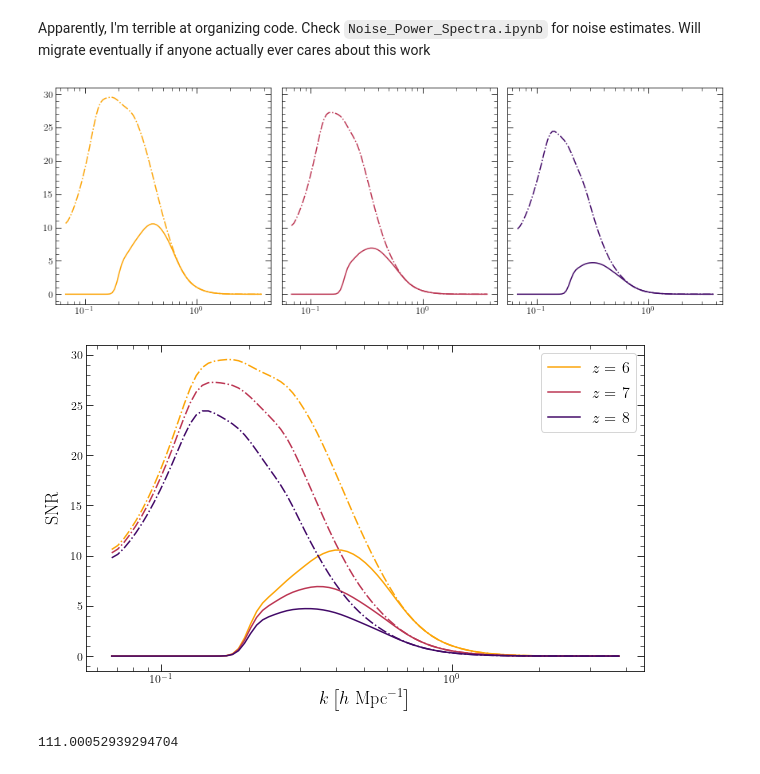
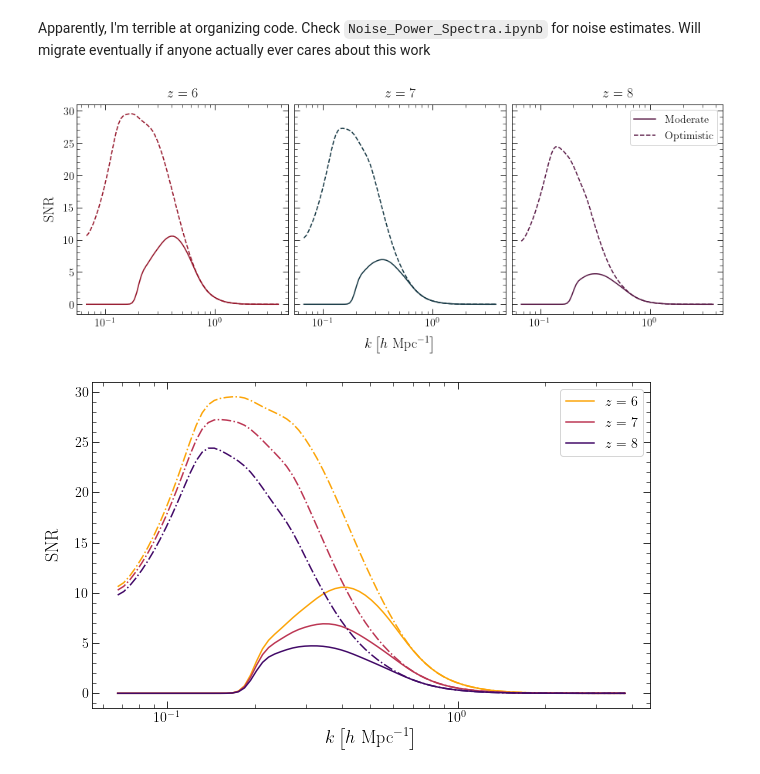
Before and after one commit to tacox5/Senior_Thesis, a Jupyter notebook: notebooks/Thesis_Plots.ipynb, the cells around one changed output. Saved outputs shown, nothing was run; the diff lists cells and outputs as text; code cells hidden in the pictures.

Commit message:
Tired of writing, so plots

```diff
--- a/notebooks/Thesis_Plots.ipynb
+++ b/notebooks/Thesis_Plots.ipynb
@@ -163,26 +153,32 @@ plt.savefig('sims.png', dpi = 500, bbox_inches = 'tight', transparent=True)
 files = glob.glob('data/ccc_*npy')
 files.sort()
 
-k = np.load('data/ks.npy')
+k = np.load('data/ks.npy') * cosmo.h
 
 k_spaced = np.logspace(np.log10(k.min() + 0.005),  np.log10(k.max() - 0.005), 100)
 
 zs = [6.0, 7.0, 8.0]
-colors = plt.cm.inferno(np.linspace(0.2, 0.8, 3)[::-1])
+
+colors = ['#941328', '#143642', '#561643']
+ls = ['--', ':', '-.']
+
 plt.figure(figsize=(10,6))
 
 for i in np.arange(len(files) - 1):
     r = np.load(files[i])
     ps = interp1d(k, r, kind = 'linear')
-    plt.plot(k_spaced, gaussian_filter(ps(k_spaced), 3.), color = colors[i], label = '$z =$ {}'.format(zs[i]))
+    plt.plot(k_spaced, gaussian_filter(ps(k_spaced), 2.), color = colors[i], linestyle = ls[i],
+             label = '$z =$ {}'.format(zs[i]), linewidth = 2)
 
 plt.xscale('log')
-plt.xlim([4e-2, 6])
+plt.xlim([3e-2, 4])
 plt.ylim([-1, 1])
 plt.tick_params(axis='both', which='major', labelsize=14)
+plt.tick_params(axis='x', pad = 6)
 plt.xlabel(r'$k \left[h \ {\rm Mpc}^{-1} \right]$', fontsize = 18)
-plt.ylabel('$r(k)$', fontsize = 18)
+plt.ylabel(r'$r\,(k)$', fontsize = 18)
 plt.axhline(0, color = 'k', linestyle = ':', zorder = 0)
 plt.legend(fontsize = 14)
+#plt.show()
 plt.savefig('ccc_plot.png', dpi = 500, bbox_inches = 'tight', transparent=True)
 # %% [output]
@@ -333,18 +353,34 @@ mod_files.sort()
 # %%
 fig, axs = plt.subplots(1, 3, figsize = (15, 5), sharey = True)
 axs = axs.ravel()
 
 for i in range(len(mod_files)):
     mod = np.load(mod_files[i])
     opt = np.load(opt_files[i])
-    axs[i].plot(mod['ks'], gaussian_filter1d(np.abs(mod['xps']) / mod['noise'], 1.5), color = colors[i])
-    axs[i].plot(opt['ks'], gaussian_filter1d(np.abs(opt['xps']) / opt['noise'], 1.5), color = colors[i], linestyle = '-.')
+    axs[i].plot(mod['ks'], gaussian_filter1d(np.abs(mod['xps']) / mod['noise'], 1.5),
+                color = colors[i], label = 'Moderate')
+    axs[i].plot(opt['ks'], gaussian_filter1d(np.abs(opt['xps']) / opt['noise'], 1.5),
+                color = colors[i], linestyle = '--', label = 'Optimistic')
     axs[i].set_xscale('log')
+    axs[i].tick_params(axis='both', which='major', labelsize=14)
+    axs[i].tick_params(axis='x', pad = 6)
 
-plt.subplots_adjust(wspace = 0.05)
-plt.show()
+    if i == 0:
+        axs[i].set_ylabel('SNR', fontsize = 18, labelpad = 10)
+
+    if i == 1:
+        axs[i].set_xlabel(r'$k \left[h \ \mathrm{Mpc}^{-1} \right]$', fontsize = 18, labelpad = 10)
+
+    if i == 2:
+        axs[i].legend(fontsize = 14)
+
+    axs[i].set_title(r'$z = {}$'.format(6 + i), fontsize = 18, pad = 10)
+
+plt.subplots_adjust(wspace = 0.03)
+plt.savefig('xcorr_snr.pdf', dpi = 500, bbox_inches = 'tight')
+#plt.show()
 # %% [output]
-[figure, old version]
+[figure, new version]
 # %%
 z = [6,7,8]
 plt.figure(figsize=(10,6))
@@ -362,9 +398,11 @@ for i in range(len(mod_files)):
              linestyle = '-.')
 
 plt.xscale('log')
-plt.legend(fontsize = 16)
+plt.legend(fontsize = 14)
+plt.tick_params(axis='both', which='major', labelsize=14)
 plt.xlabel(r'$k \left[h \ \mathrm{Mpc}^{-1} \right]$', fontsize = 18)
-plt.ylabel(r'SNR', fontsize = 18, labelpad = 10)
-plt.show()
+plt.ylabel(r'SNR', fontsize = 18, labelpad = 14)
+plt.savefig('cross_power_SNR.png', dpi = 500, bbox_inches = 'tight')
+#plt.show()
 # %% [output]
-[figure, old version]
+[figure, new version]
@@ -374,4 +408,0 @@ o[np.isinf(o)] = 0.
-# %%
-np.sqrt(np.matmul(o, o.T))
-# %% [output]
-111.00052939294704
```
Also changed, not shown: parts of 16 cells of this notebook, 56 other files.
